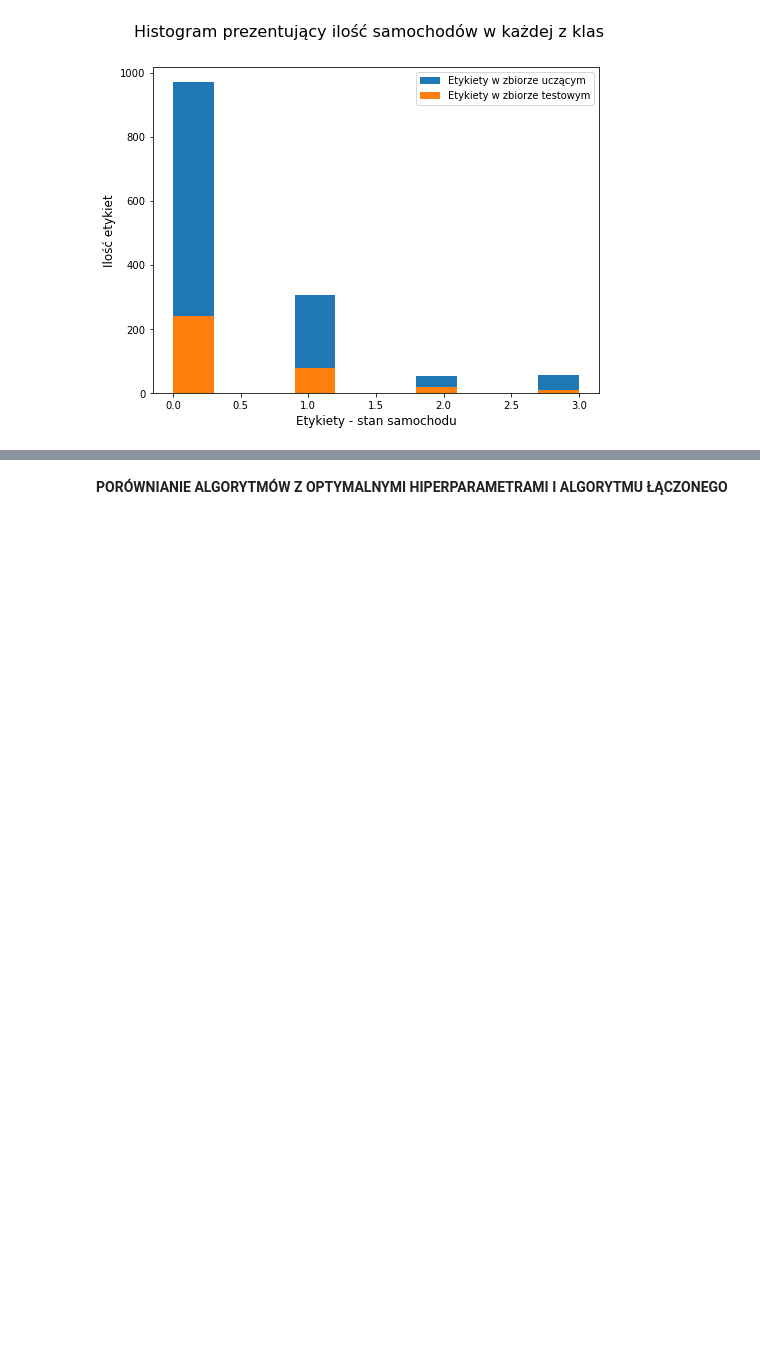
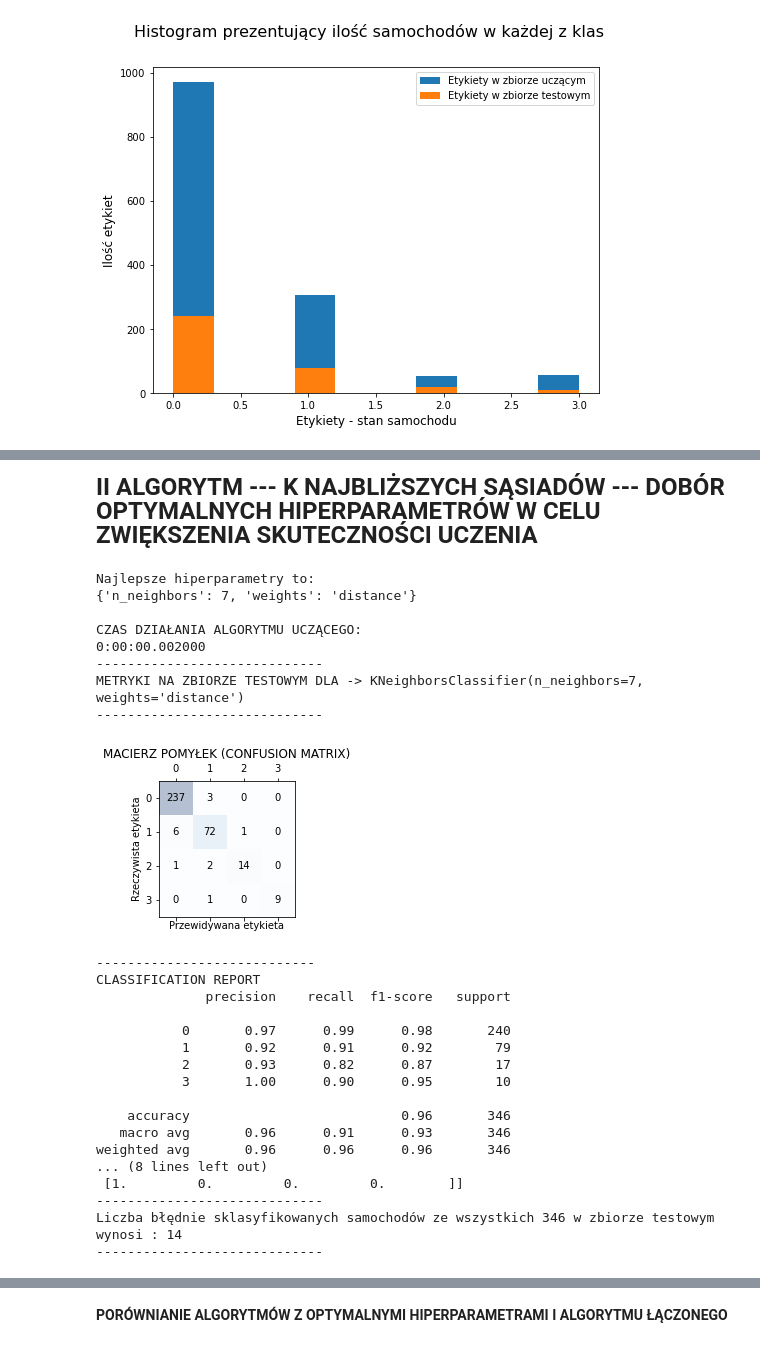
Before and after one commit to wiktor-kawa/Algorytmy-Uczenia-Maszynowego---Projekt, a Jupyter notebook: AUM_projekt.ipynb, the cells around one changed output, grey strips where cells are left out. Cells and saved outputs as stored; diff of their text form; code cells hidden in the pictures; blank space fills up the shorter version.

```diff
--- a/AUM_projekt.ipynb
+++ b/AUM_projekt.ipynb
@@ -496 +498,56 @@ Liczba błędnie sklasyfikowanych samochodów ze wszystkich 346 w zbiorze testow
+# %% [markdown]
+<font size="5">**II ALGORYTM --- K NAJBLIŻSZYCH SĄSIADÓW --- DOBÓR OPTYMALNYCH HIPERPARAMETRÓW W CELU ZWIĘKSZENIA SKUTECZNOŚCI UCZENIA**</font>
+# %%
+param_grid = {
+    "n_neighbors": [2, 3, 4, 5, 6, 7],
+    "weights": ['uniform', 'distance'],
+}
+
+search_knn = GridSearchCV(clf_knn, param_grid, n_jobs=-1)
+search_knn.fit(X_train, y_train)
+print("Najlepsze hiperparametry to: ")
+print(search_knn.best_params_)
+print()
+
+clf_knn2 = KNeighborsClassifier(n_neighbors = search_knn.best_params_.setdefault("n_neighbors"),
+                                weights = search_knn.best_params_.setdefault("weights"))
+
+start_clf_knn2 = datetime.datetime.now()
+clf_knn2.fit(X_train, y_train)
+duration_clf_knn2 = datetime.datetime.now() - start_clf_knn2
+
+y_predicted_knn2 = clf_knn2.predict(X_test)
+
+print("CZAS DZIAŁANIA ALGORYTMU UCZĄCEGO: ")
+print(duration_clf_knn2)
+print('-----------------------------')
+
+metrics_aum(clf_knn2, X_test, y_test, y_predicted_knn2)
+# %% [output]
+Najlepsze hiperparametry to:
+{'n_neighbors': 7, 'weights': 'distance'}
+
+CZAS DZIAŁANIA ALGORYTMU UCZĄCEGO:
+0:00:00.002000
+-----------------------------
+METRYKI NA ZBIORZE TESTOWYM DLA -> KNeighborsClassifier(n_neighbors=7, weights='distance')
+-----------------------------
+[figure, added]
+----------------------------
+CLASSIFICATION REPORT
+              precision    recall  f1-score   support
+
+           0       0.97      0.99      0.98       240
+           1       0.92      0.91      0.92        79
+           2       0.93      0.82      0.87        17
+           3       1.00      0.90      0.95        10
+
+    accuracy                           0.96       346
+   macro avg       0.96      0.91      0.93       346
+weighted avg       0.96      0.96      0.96       346
+... (8 lines left out)
+ [1.         0.         0.         0.        ]]
+-----------------------------
+Liczba błędnie sklasyfikowanych samochodów ze wszystkich 346 w zbiorze testowym wynosi : 14
+-----------------------------
 # %% [markdown]
```
Also changed, not shown: parts of 48 cells of this notebook.
